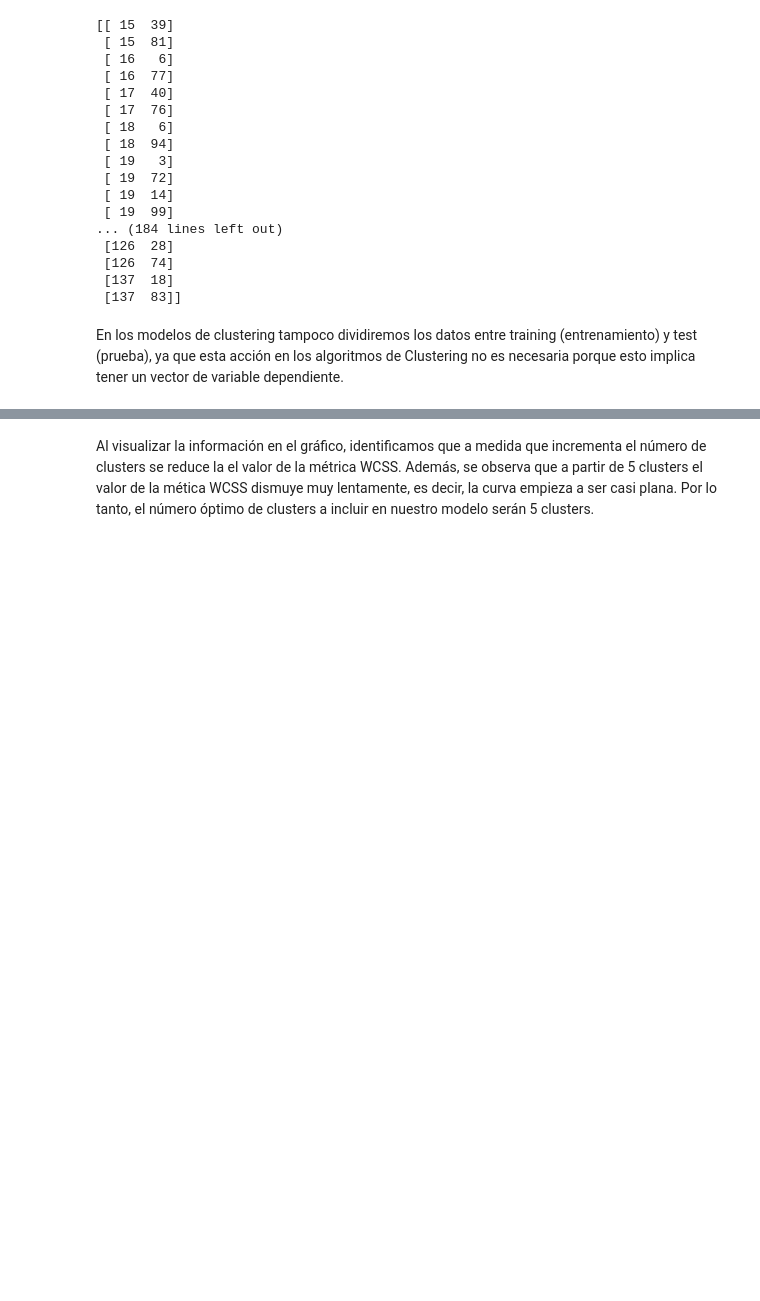
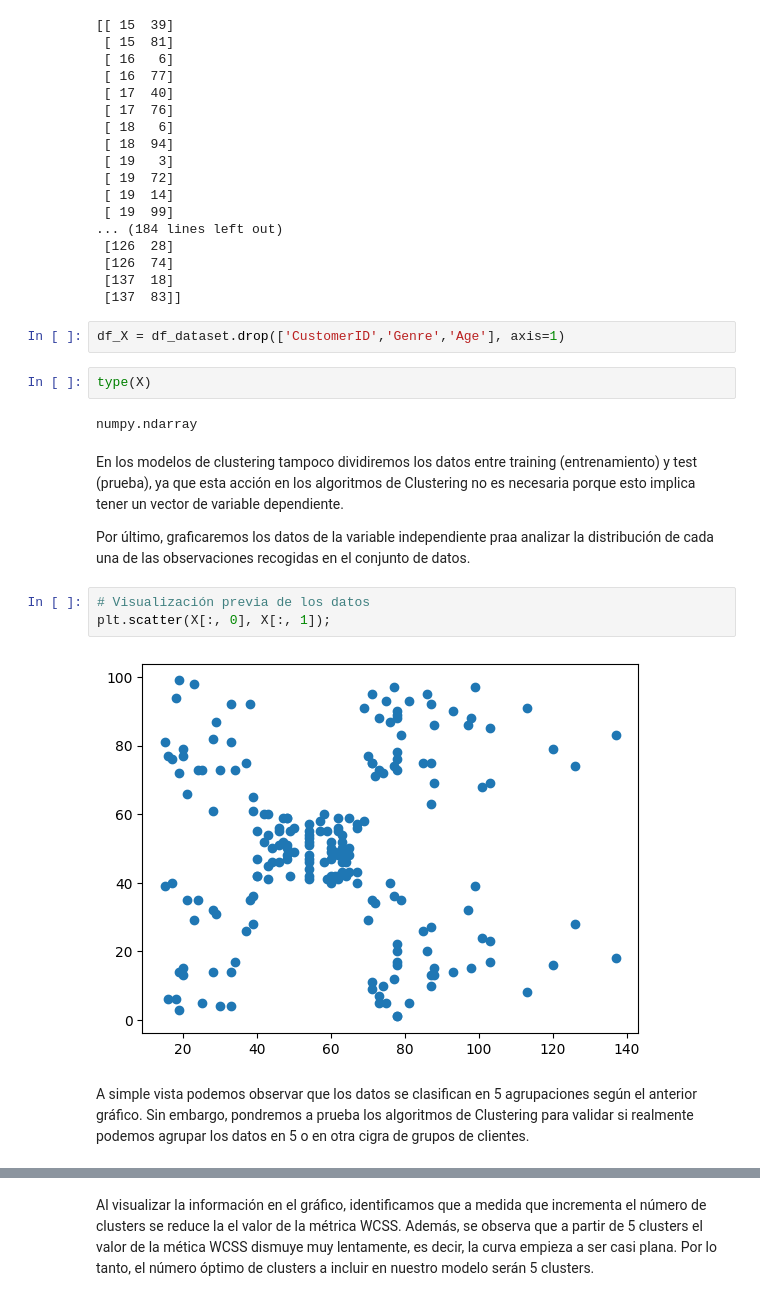
Before and after one commit to lmendezotero/Customer-Segmentation, a Jupyter notebook: clustering_kmeans.ipynb, the cells around one changed output, grey strips where cells are left out. Cells and saved outputs as stored; diff of their text form; blank space fills up the shorter version.

```diff
--- a/clustering_kmeans.ipynb
+++ b/clustering_kmeans.ipynb
@@ -66,5 +91,20 @@ print(X)
  [126  74]
  [137  18]
  [137  83]]
+# %%
+df_X = df_dataset.drop(['CustomerID','Genre','Age'], axis=1)
+# %%
+type(X)
+# %% [output]
+numpy.ndarray
 # %% [markdown]
 En los modelos de clustering tampoco dividiremos los datos entre training (entrenamiento) y test (prueba), ya que esta acción en los algoritmos de Clustering no es necesaria porque esto implica tener un vector de variable dependiente.
+
+Por último, graficaremos los datos de la variable independiente praa analizar la distribución de cada una de las observaciones recogidas en el conjunto de datos.
+# %%
+# Visualización previa de los datos
+plt.scatter(X[:, 0], X[:, 1]);
+# %% [output]
+[figure, added]
+# %% [markdown]
+A simple vista podemos observar que los datos se clasifican en 5 agrupaciones según el anterior gráfico. Sin embargo, pondremos a prueba los algoritmos de Clustering para validar si realmente podemos agrupar los datos en 5 o en otra cigra de grupos de clientes.
```
Also changed, not shown: parts of 35 cells of this notebook.
